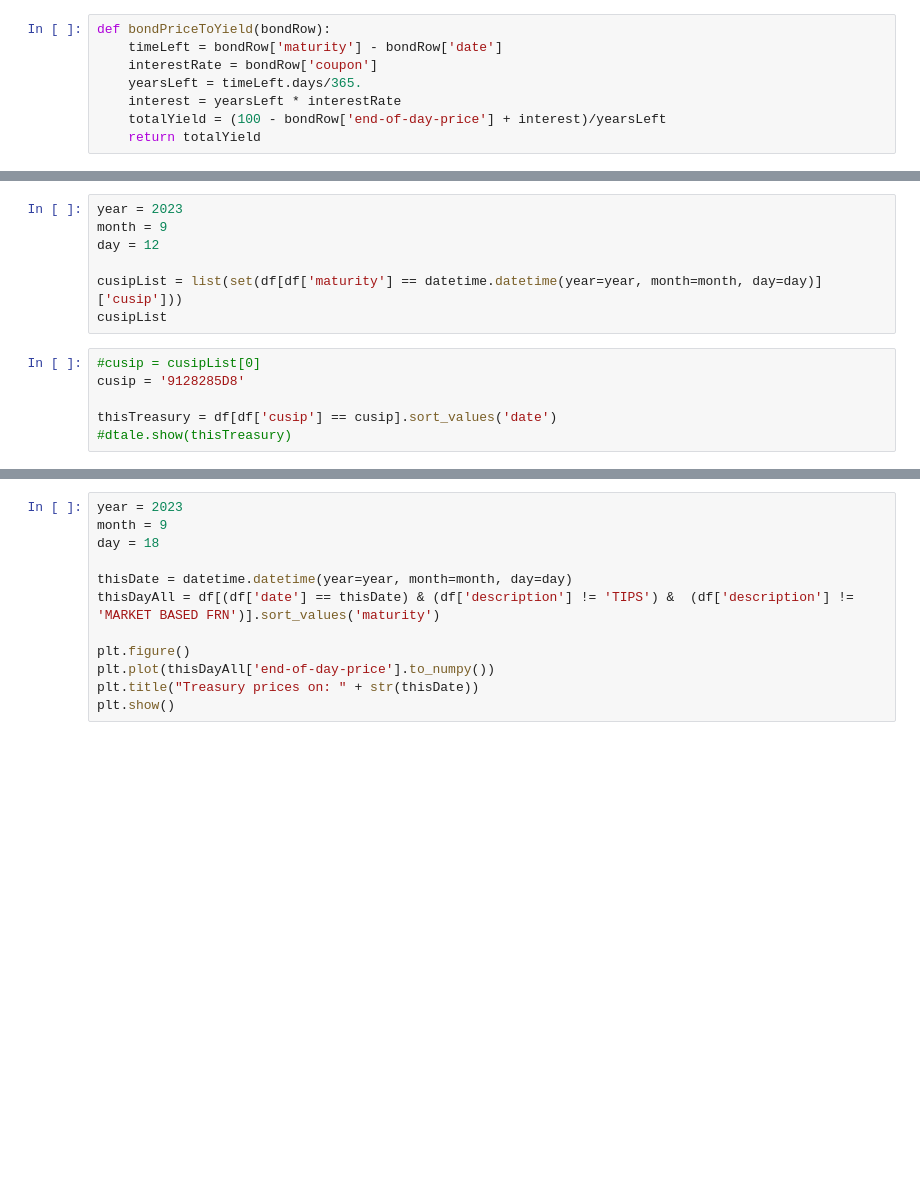
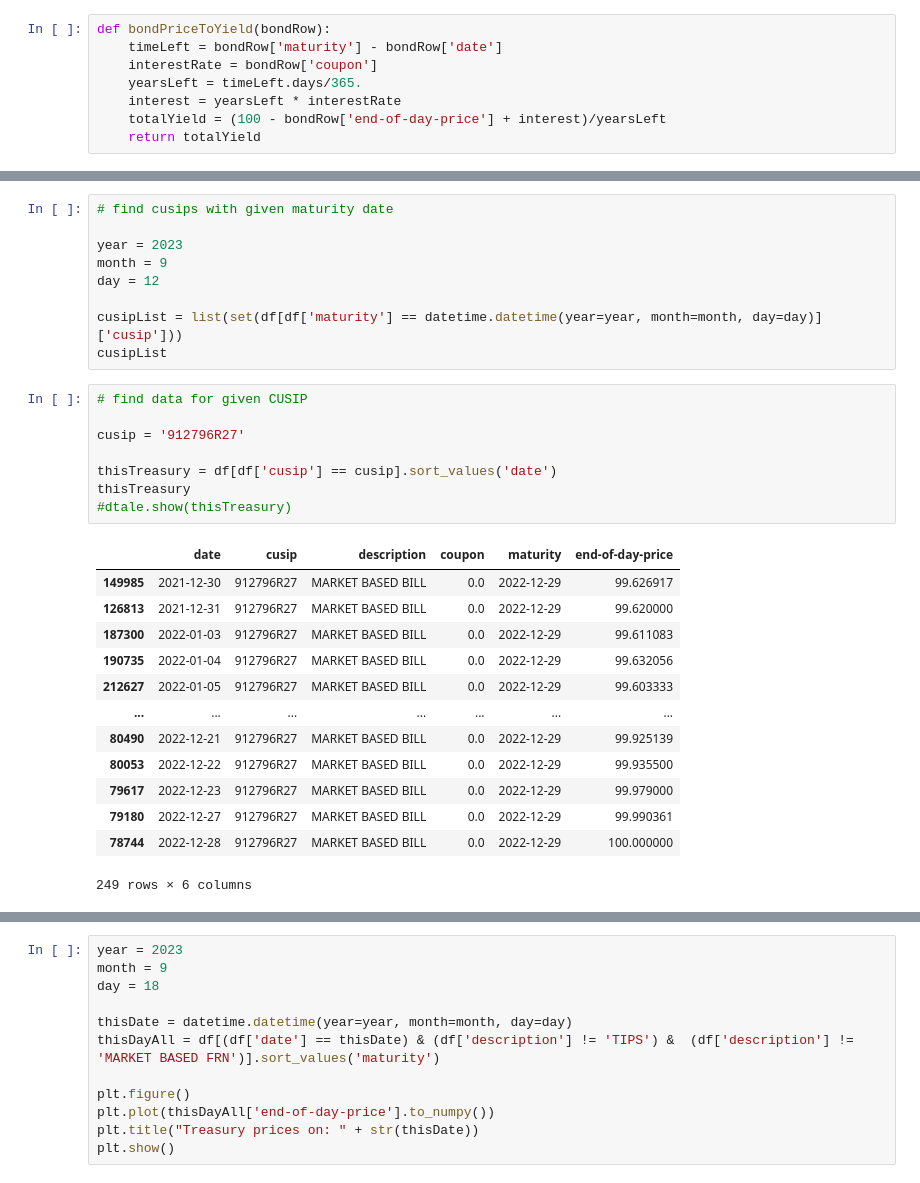
Before and after one commit to mettinger/python, a Jupyter notebook: bonds/treasuries.ipynb, the cells around one changed output, grey strips where cells are left out. Drawn from its saved outputs; the diff is of its cells as text; blank space fills up the shorter version.

```diff
--- a/bonds/treasuries.ipynb
+++ b/bonds/treasuries.ipynb
@@ -53,4 +83,6 @@ dtale.show(df)
 # %%
+# find cusips with given maturity date
+
 year = 2023
 month = 9
 day = 12
@@ -58,10 +90,26 @@ day = 12
 cusipList = list(set(df[df['maturity'] == datetime.datetime(year=year, month=month, day=day)]['cusip']))
 cusipList
 # %%
-#cusip = cusipList[0]
-cusip = '9128285D8'
+# find data for given CUSIP
+
+cusip = '912796R27'
 
 thisTreasury = df[df['cusip'] == cusip].sort_values('date')
+thisTreasury
 #dtale.show(thisTreasury)
+# %% [output]
+|  | date | cusip | description | coupon | maturity | end-of-day-price |
+| 149985 | 2021-12-30 | 912796R27 | MARKET BASED BILL | 0.0 | 2022-12-29 | 99.626917 |
+| 126813 | 2021-12-31 | 912796R27 | MARKET BASED BILL | 0.0 | 2022-12-29 | 99.620000 |
+| 187300 | 2022-01-03 | 912796R27 | MARKET BASED BILL | 0.0 | 2022-12-29 | 99.611083 |
+| 190735 | 2022-01-04 | 912796R27 | MARKET BASED BILL | 0.0 | 2022-12-29 | 99.632056 |
+| 212627 | 2022-01-05 | 912796R27 | MARKET BASED BILL | 0.0 | 2022-12-29 | 99.603333 |
+| ... | ... | ... | ... | ... | ... | ... |
+| 80490 | 2022-12-21 | 912796R27 | MARKET BASED BILL | 0.0 | 2022-12-29 | 99.925139 |
+| 80053 | 2022-12-22 | 912796R27 | MARKET BASED BILL | 0.0 | 2022-12-29 | 99.935500 |
+| 79617 | 2022-12-23 | 912796R27 | MARKET BASED BILL | 0.0 | 2022-12-29 | 99.979000 |
+| 79180 | 2022-12-27 | 912796R27 | MARKET BASED BILL | 0.0 | 2022-12-29 | 99.990361 |
+| 78744 | 2022-12-28 | 912796R27 | MARKET BASED BILL | 0.0 | 2022-12-29 | 100.000000 |
+249 rows × 6 columns
 # %%
 plt.figure()
```
Also changed, not shown: parts of 6 cells of this notebook, 2 other files.
